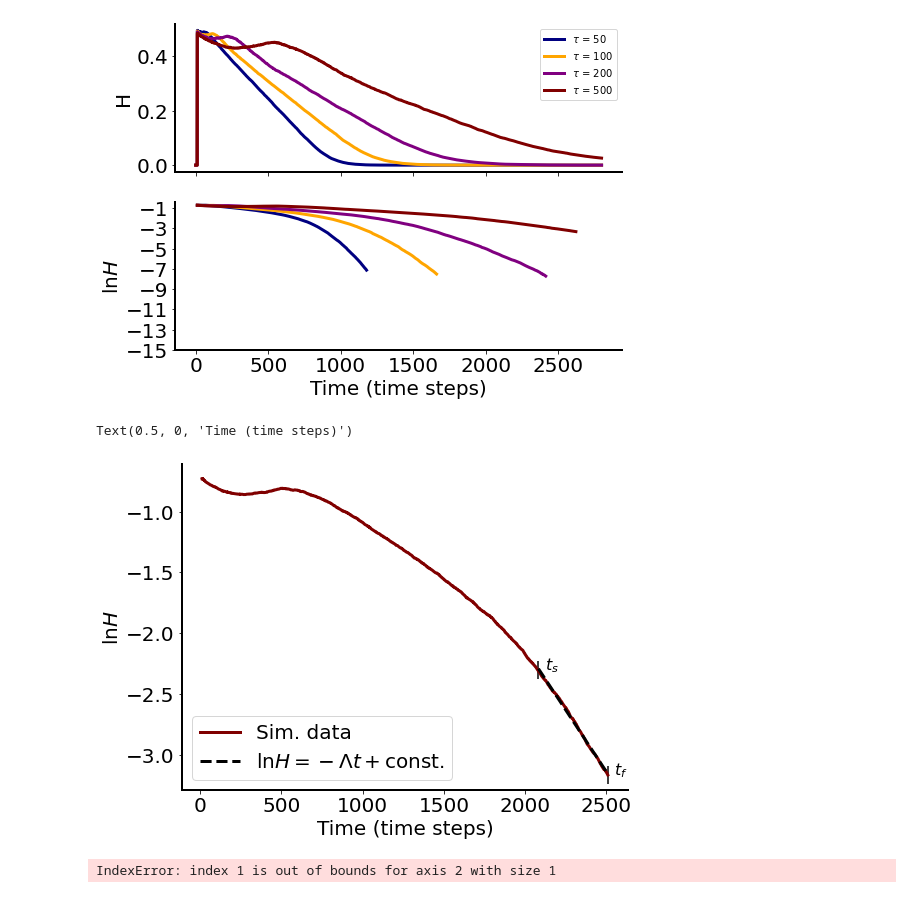
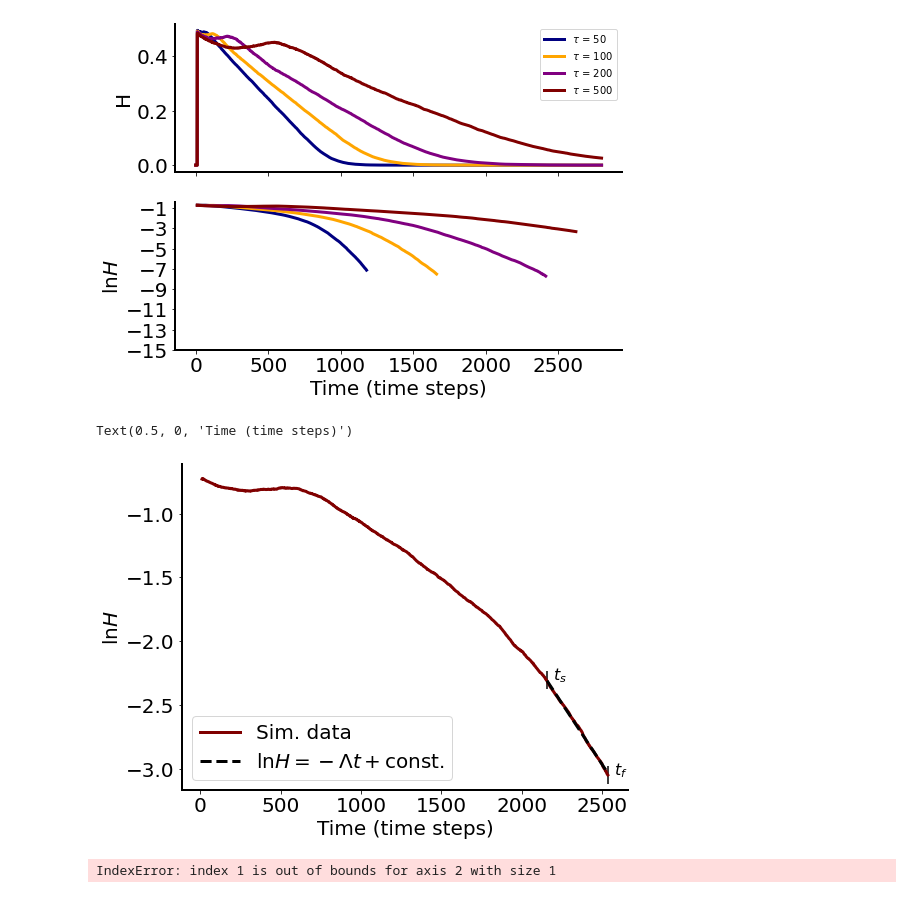
Before and after one commit to nkrishnan94/phage-abm, a Jupyter notebook: Het decay sde solve.ipynb, the cells around one changed output. Drawn from its saved outputs; the diff is of its cells as text; code cells hidden in the pictures.

```diff
--- a/Het decay sde solve.ipynb
+++ b/Het decay sde solve.ipynb
@@ -22,9 +21,9 @@ hetf
  '/Users/nikhilkrishnan/Dropbox/Research/PhD/phage_ibm/phage-abm/phage-sde-solve/het_data_sde/hetero_Nb100_migr0.25+_tau50_alpha0.003_ID0_demes200_2021-02-01-08-51-11.txt',
  '/Users/nikhilkrishnan/Dropbox/Research/PhD/phage_ibm/phage-abm/phage-sde-solve/het_data_sde/hetero_Nb100_migr0.25+_tau50_alpha0.03_ID0_demes200_2021-02-01-08-51-22.txt']
 # %%
-taus = np.array([50,100,200,500])
+taus = np.array([50,100,200,500,800])
 Bsims= np.array([25,50,75,100])
-alphas= np.array([0.01,0.03])
+alphas= np.array([0.005,0.01,0.03])
 samps = 100
 # %%
 harr = np.zeros((len(Bsims),len(taus),len(alphas), samps,5000 ))
@@ -33,9 +32,12 @@ for t, tau in enumerate(taus):
     for B, Bsim in enumerate(Bsims):
         for a, alpha in enumerate(alphas):
             for ID in range(1,samps+1):
-                hetf = glob.glob('/Users/nikhilkrishnan/Dropbox/Research/PhD/phage_ibm/het_data_sde/coarse_temp_res/hetero*Nb'+str(Bsim)+'*tau'+str(tau)+'_alpha'+str(alpha)+'_*ID'+str(ID)+'*')
-                arr = np.loadtxt(hetf[0])[:,1]
-                harr[B,t,a,ID-1,:len(arr)]=arr
+                try:
+                    hetf = glob.glob('/Users/nikhilkrishnan/Dropbox/Research/PhD/phage_ibm/het_data_sde/hetero*Nb'+str(Bsim)+'*tau'+str(tau)+'_alpha'+str(alpha)+'_*ID'+str(ID)+'*')
+                    arr = np.loadtxt(hetf[0])[:,1]
+                    harr[B,t,a,ID-1,:len(arr)]=arr
+                except:
+                    None
 # %%
 hetf = glob.glob('/Users/nikhilkrishnan/Dropbox/Research/PhD/phage_ibm/het_data_sde/hetero*Nb'+str(Bsim)+'*tau'+str(tau)+'_*ID'+str(ID)+'*')
 hx_arr= np.loadtxt(hetf[0])[:,0]
@@ -46,7 +48,7 @@ ax=axs[0]
 tf=2800
 for i in range(4):
     #ax.plot(np.mean(harr[0,i,:,:300],axis=0),lw=3,c = colors[i],label=r'$\tau$ = '+str(taus[i]))
-    ax.plot(np.arange(0,tf*1,1),np.mean(harr[1,i,0,:,:tf],axis=0),lw=3,c = colors[i],label=r'$\tau$ = '+str(taus[i]))
+    ax.plot(np.arange(0,tf*1,1),np.mean(harr[1,i,2,:,:tf],axis=0),lw=3,c = colors[i],label=r'$\tau$ = '+str(taus[i]))
     #ax.plot(np.mean(harr[1,i,1,:,:5\300],axis=0),lw=3,c = colors[i],label=r'$\tau$ = '+str(taus[i]))
 ax.legend()
 ax.set_ylabel('H',fontsize=20)
@@ -54,7 +56,7 @@ ax=axs[1]
 
 for i in range(4):
     #ax.plot(np.mean(harr[0,i,:,:300],axis=0),lw=3,c = colors[i],label=r'$\tau$ = '+str(taus[i]))
-    y=np.mean(np.log(harr[1,i,0,:,:tf]),axis=0)
+    y=np.mean(np.log(harr[1,i,2,:,:tf]),axis=0)
     ax.plot(np.arange(0,tf*1,1)[:len(y)],y,lw=3,c = colors[i],label=r'$\tau$ = '+str(taus[i]))
     #ax.plot(np.mean(harr[1,i,1,:,:5\300],axis=0),lw=3,c = colors[i],label=r'$\tau$ = '+str(taus[i]))
     ax.set_yticks(np.arange(-15,0,2))
@@ -81,39 +83,39 @@ colors = ['navy', 'orange', 'purple', 'maroon','grey']
 
 
     #ax.plot(np.mean(harr[0,i,:,:300],axis=0),lw=3,c = colors[i],label=r'$\tau$ = '+str(taus[i]))
-y=np.mean(np.log(harr[2,3,0,:,:10000]),axis=0)
+y=np.mean(np.log(harr[0,3,1,:,:10000]),axis=0)
 x=np.arange(0,10000*1,1)[:len(y)]
 ax.plot(x,y,lw=3,c = colors[i],label=r'Sim. data')
     #ax.plot(np.mean(harr[1,i,1,:,:5\300],axis=0),lw=3,c = colors[i],label=r'$\tau$ = '+str(taus[i]))
 ax.legend()
 
 for axis in ['left','bottom']:
     ax.spines[axis].set_linewidth(2)
 ax.spines['right'].set_visible(False)
 ax.spines['top'].set_visible(False)
 
 hts=np.log(0.1)
 htf=np.log(0.001)
 ts=np.argwhere(y>hts)[-1][0]+5
 #tf=np.argwhere(y>htf)[-1][0]
 tf=np.argwhere(~np.isinf(y))[-1][0]
 htf=y[tf]
 ax.scatter(x[ts],hts,marker='|',s=350,c='k')
 ax.scatter(x[tf],htf,marker='|',s=350,c='k')
 ax.text(x[ts]+40,hts,s='$t_s$',fontsize=16)
 ax.text(x[tf]+40,htf,s='$t_f$',fontsize=16)
 tt=ts+int((tf-ts)/2)
 #ax.text(x[tt]+40,y[tt] ,s='$\ln H=-\Lambda t + \mathrm{const.} $',fontsize=16)
 lam,c =np.polyfit(x[ts:tf],y[ts:tf],1)
 plt.plot(x[ts:tf],lam*x[ts:tf]+c,c='k',linestyle='--',lw=3,label= "$\ln H=-\Lambda t + \mathrm{const.} $")
 ax.xaxis.set_tick_params(labelsize=20)
 ax.yaxis.set_tick_params(labelsize=20)
 ax.legend(fontsize=20)
 ax.set_ylabel('$\lnH$',fontsize=20)
 ax.set_xlabel('Time (time steps)',fontsize=20)
 # %% [output]
 Text(0.5, 0, 'Time (time steps)')
-[figure, old version]
+[figure, new version]
 # %%
 fig,ax = plt.subplots()
 colors = ['navy', 'orange', 'purple', 'maroon','grey']
```
Also changed, not shown: parts of 12 cells of this notebook, 3 other files.
